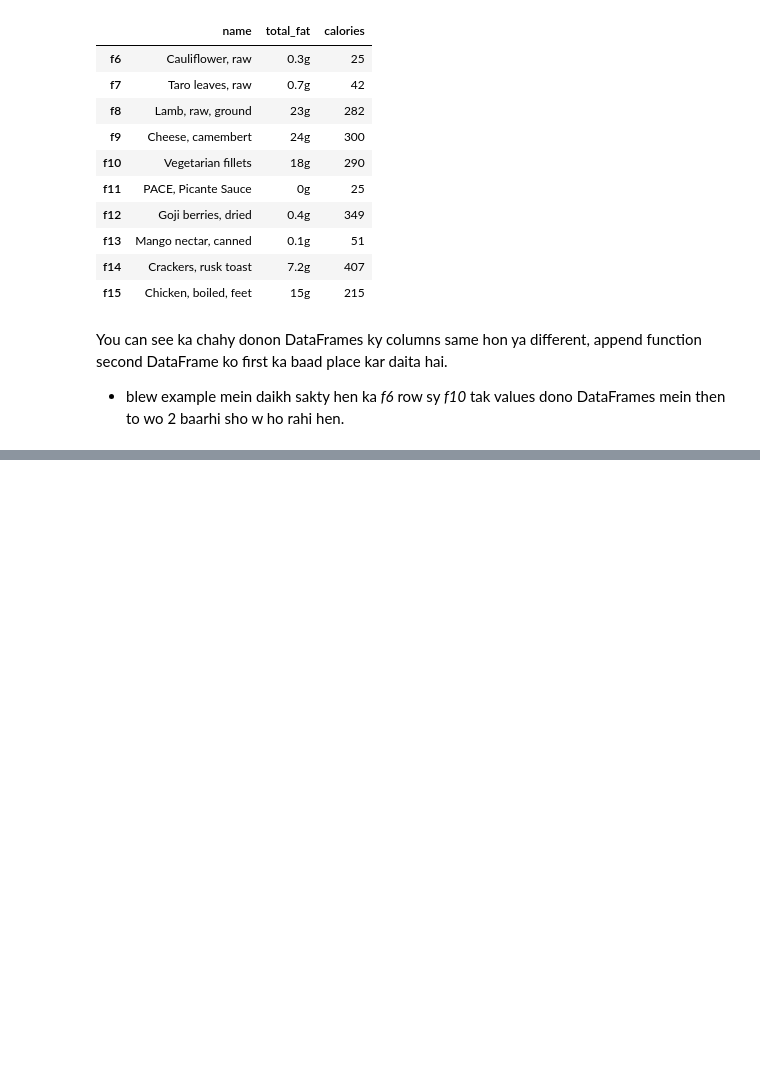
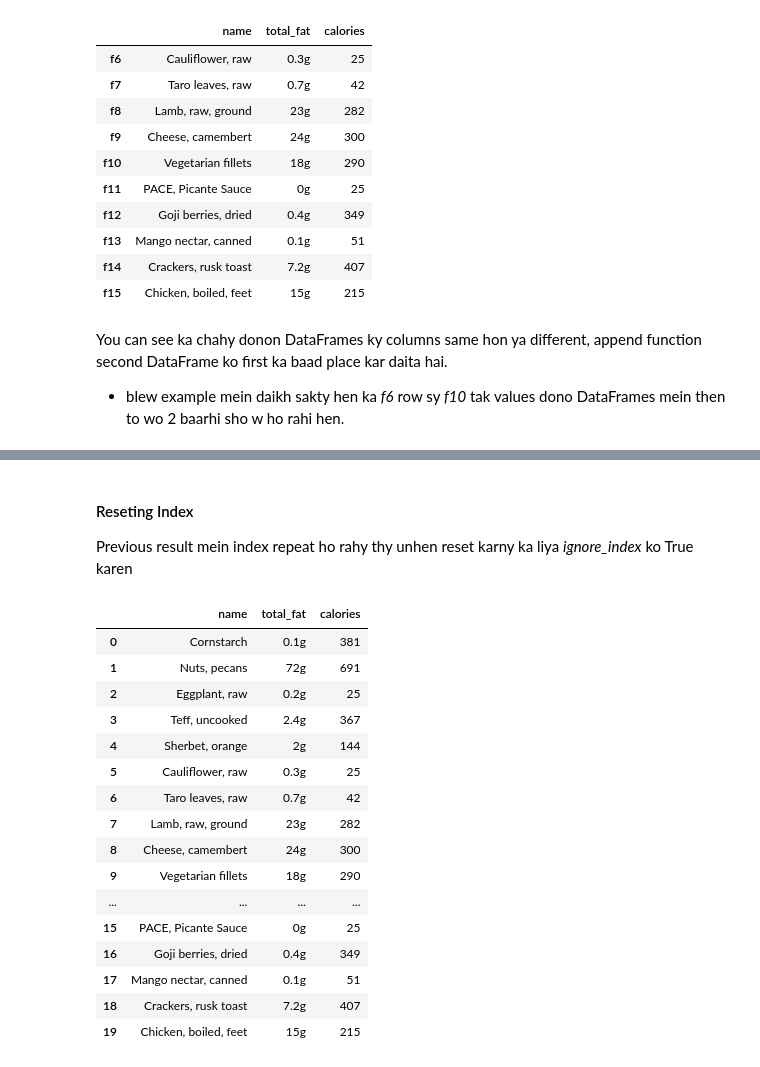
Before and after one commit to biyazejaan/Pandas_a_to_z, a Jupyter notebook: pandas_a_to_z.ipynb, the cells around one changed output, grey strips where cells are left out. Drawn from its saved outputs; the diff is of its cells as text; code cells hidden in the pictures; blank space fills up the shorter version.

```diff
--- a/pandas_a_to_z.ipynb
+++ b/pandas_a_to_z.ipynb
@@ -1881,0 +1903,25 @@ You can see ka chahy donon DataFrames ky columns same hon ya different, append f
+# %% [markdown]
+#### Reseting Index
+
+Previous result mein index repeat ho rahy thy unhen reset karny ka liya *ignore_index* ko True karen
+# %%
+nutrition7 = nutrition1.append(nutrition2, ignore_index=True)
+nutrition7
+# %% [output]
+|  | name | total_fat | calories |
+| 0 | Cornstarch | 0.1g | 381 |
+| 1 | Nuts, pecans | 72g | 691 |
+| 2 | Eggplant, raw | 0.2g | 25 |
+| 3 | Teff, uncooked | 2.4g | 367 |
+| 4 | Sherbet, orange | 2g | 144 |
+| 5 | Cauliflower, raw | 0.3g | 25 |
+| 6 | Taro leaves, raw | 0.7g | 42 |
+| 7 | Lamb, raw, ground | 23g | 282 |
+| 8 | Cheese, camembert | 24g | 300 |
+| 9 | Vegetarian fillets | 18g | 290 |
+| ... | ... | ... | ... |
+| 15 | PACE, Picante Sauce | 0g | 25 |
+| 16 | Goji berries, dried | 0.4g | 349 |
+| 17 | Mango nectar, canned | 0.1g | 51 |
+| 18 | Crackers, rusk toast | 7.2g | 407 |
+| 19 | Chicken, boiled, feet | 15g | 215 |
```
Also changed, not shown: parts of 9 cells of this notebook.
